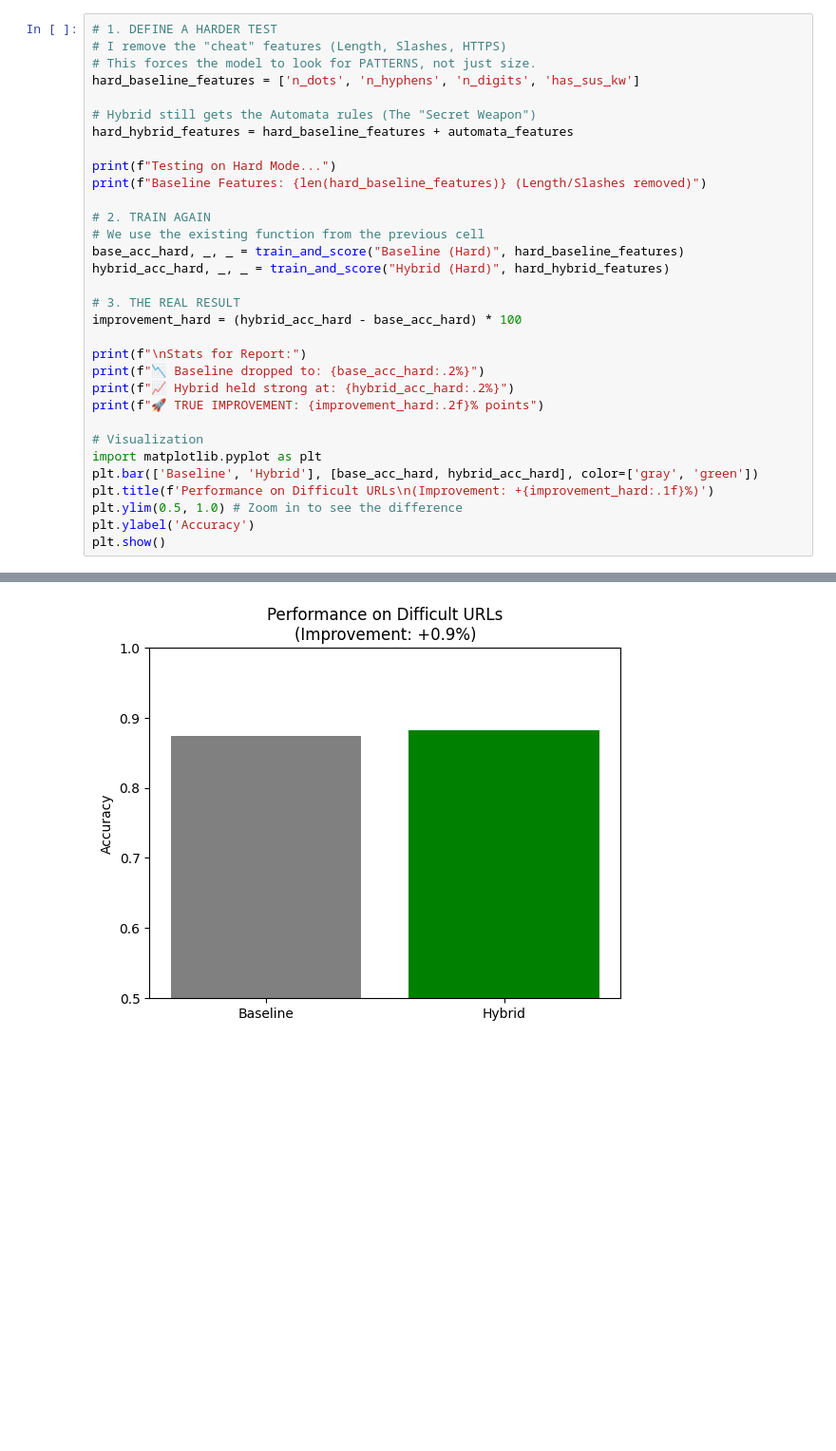
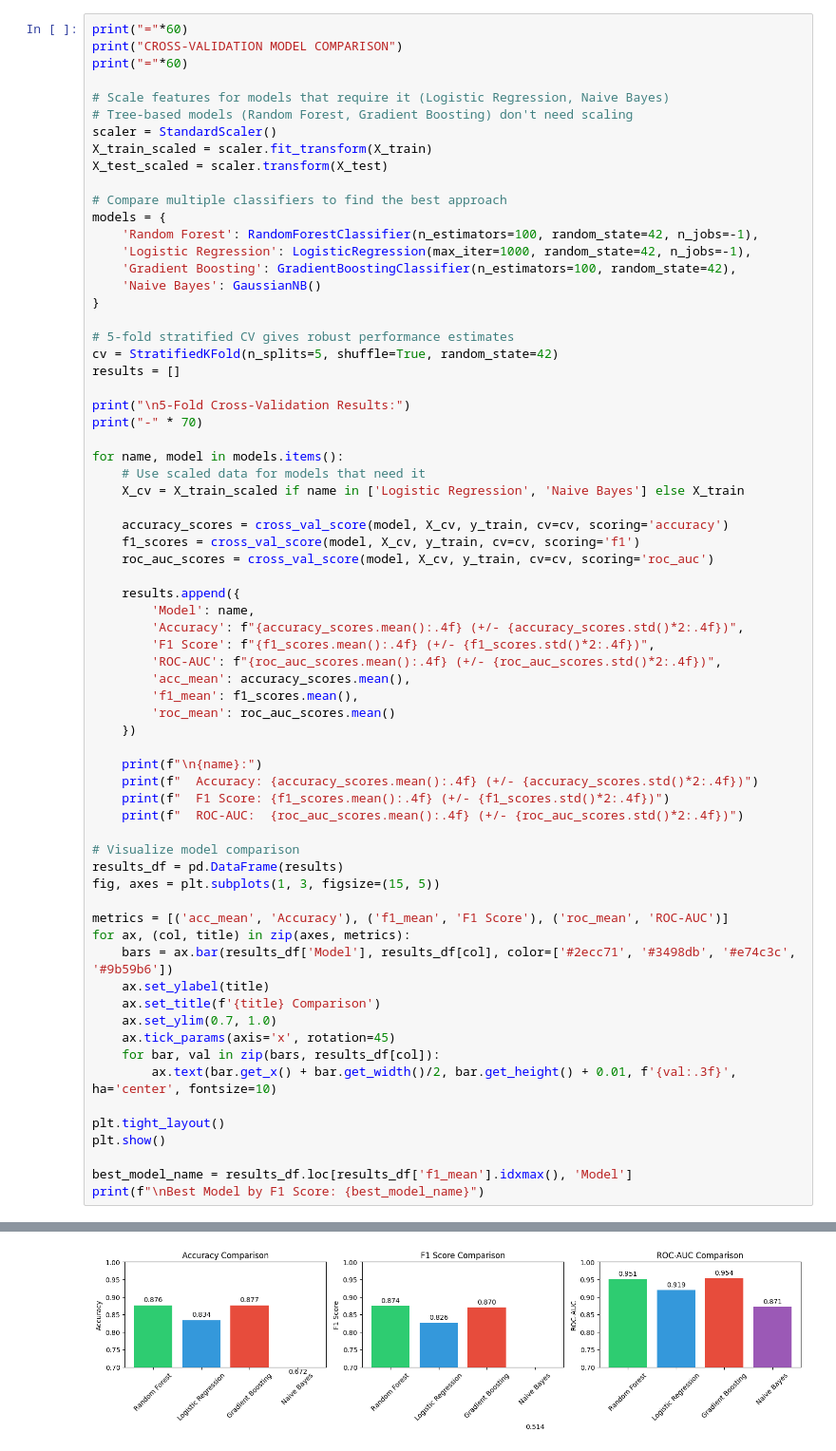
Before and after one commit to AlexWaite03/Capstone_Project, a Jupyter notebook: notebooks/model_training.ipynb, the cells around one changed output, grey strips where cells are left out. Shown at 95% size. Cells and saved outputs as stored; diff of their text form; blank space fills up the shorter version.

Commit message:
Some retrained models

```diff
--- a/notebooks/model_training.ipynb
+++ b/notebooks/model_training.ipynb
@@ -152,33 +123,69 @@ Passing `palette` without assigning `hue` is deprecated and will be removed in v
 # %%
-# 1. DEFINE A HARDER TEST
-# I remove the "cheat" features (Length, Slashes, HTTPS)
-# This forces the model to look for PATTERNS, not just size.
-hard_baseline_features = ['n_dots', 'n_hyphens', 'n_digits', 'has_sus_kw']
+print("="*60)
+print("CROSS-VALIDATION MODEL COMPARISON")
+print("="*60)
 
-# Hybrid still gets the Automata rules (The "Secret Weapon")
-hard_hybrid_features = hard_baseline_features + automata_features
+# Scale features for models that require it (Logistic Regression, Naive Bayes)
+# Tree-based models (Random Forest, Gradient Boosting) don't need scaling
+scaler = StandardScaler()
+X_train_scaled = scaler.fit_transform(X_train)
+X_test_scaled = scaler.transform(X_test)
 
-print(f"Testing on Hard Mode...")
-print(f"Baseline Features: {len(hard_baseline_features)} (Length/Slashes removed)")
+# Compare multiple classifiers to find the best approach
+models = {
+    'Random Forest': RandomForestClassifier(n_estimators=100, random_state=42, n_jobs=-1),
+    'Logistic Regression': LogisticRegression(max_iter=1000, random_state=42, n_jobs=-1),
+    'Gradient Boosting': GradientBoostingClassifier(n_estimators=100, random_state=42),
+    'Naive Bayes': GaussianNB()
+}
 
-# 2. TRAIN AGAIN
-# We use the existing function from the previous cell
-base_acc_hard, _, _ = train_and_score("Baseline (Hard)", hard_baseline_features)
-hybrid_acc_hard, _, _ = train_and_score("Hybrid (Hard)", hard_hybrid_features)
+# 5-fold stratified CV gives robust performance estimates
+cv = StratifiedKFold(n_splits=5, shuffle=True, random_state=42)
+results = []
 
-# 3. THE REAL RESULT
-improvement_hard = (hybrid_acc_hard - base_acc_hard) * 100
+print("\n5-Fold Cross-Validation Results:")
+print("-" * 70)
 
-print(f"\nStats for Report:")
-print(f"📉 Baseline dropped to: {base_acc_hard:.2%}")
-print(f"📈 Hybrid held strong at: {hybrid_acc_hard:.2%}")
-print(f"🚀 TRUE IMPROVEMENT: {improvement_hard:.2f}% points")
+for name, model in models.items():
+    # Use scaled data for models that need it
+    X_cv = X_train_scaled if name in ['Logistic Regression', 'Naive Bayes'] else X_train
 
-# Visualization
-import matplotlib.pyplot as plt
-plt.bar(['Baseline', 'Hybrid'], [base_acc_hard, hybrid_acc_hard], color=['gray', 'green'])
-plt.title(f'Performance on Difficult URLs\n(Improvement: +{improvement_hard:.1f}%)')
-plt.ylim(0.5, 1.0) # Zoom in to see the difference
-plt.ylabel('Accuracy')
+    accuracy_scores = cross_val_score(model, X_cv, y_train, cv=cv, scoring='accuracy')
+    f1_scores = cross_val_score(model, X_cv, y_train, cv=cv, scoring='f1')
+    roc_auc_scores = cross_val_score(model, X_cv, y_train, cv=cv, scoring='roc_auc')
+
+    results.append({
+        'Model': name,
+        'Accuracy': f"{accuracy_scores.mean():.4f} (+/- {accuracy_scores.std()*2:.4f})",
+        'F1 Score': f"{f1_scores.mean():.4f} (+/- {f1_scores.std()*2:.4f})",
+        'ROC-AUC': f"{roc_auc_scores.mean():.4f} (+/- {roc_auc_scores.std()*2:.4f})",
+        'acc_mean': accuracy_scores.mean(),
+        'f1_mean': f1_scores.mean(),
+        'roc_mean': roc_auc_scores.mean()
+    })
+
+    print(f"\n{name}:")
+    print(f"  Accuracy: {accuracy_scores.mean():.4f} (+/- {accuracy_scores.std()*2:.4f})")
+    print(f"  F1 Score: {f1_scores.mean():.4f} (+/- {f1_scores.std()*2:.4f})")
+    print(f"  ROC-AUC:  {roc_auc_scores.mean():.4f} (+/- {roc_auc_scores.std()*2:.4f})")
+
+# Visualize model comparison
+results_df = pd.DataFrame(results)
+fig, axes = plt.subplots(1, 3, figsize=(15, 5))
+
+metrics = [('acc_mean', 'Accuracy'), ('f1_mean', 'F1 Score'), ('roc_mean', 'ROC-AUC')]
+for ax, (col, title) in zip(axes, metrics):
+    bars = ax.bar(results_df['Model'], results_df[col], color=['#2ecc71', '#3498db', '#e74c3c', '#9b59b6'])
+    ax.set_ylabel(title)
+    ax.set_title(f'{title} Comparison')
+    ax.set_ylim(0.7, 1.0)
+    ax.tick_params(axis='x', rotation=45)
+    for bar, val in zip(bars, results_df[col]):
+        ax.text(bar.get_x() + bar.get_width()/2, bar.get_height() + 0.01, f'{val:.3f}', ha='center', fontsize=10)
+
+plt.tight_layout()
 plt.show()
+
+best_model_name = results_df.loc[results_df['f1_mean'].idxmax(), 'Model']
+print(f"\nBest Model by F1 Score: {best_model_name}")
 # %% [output]
@@ -194 +209 @@ Stats for Report:
-[figure, old version]
+[figure, new version]
```
Also changed, not shown: parts of 7 cells of this notebook, 5 other files.
